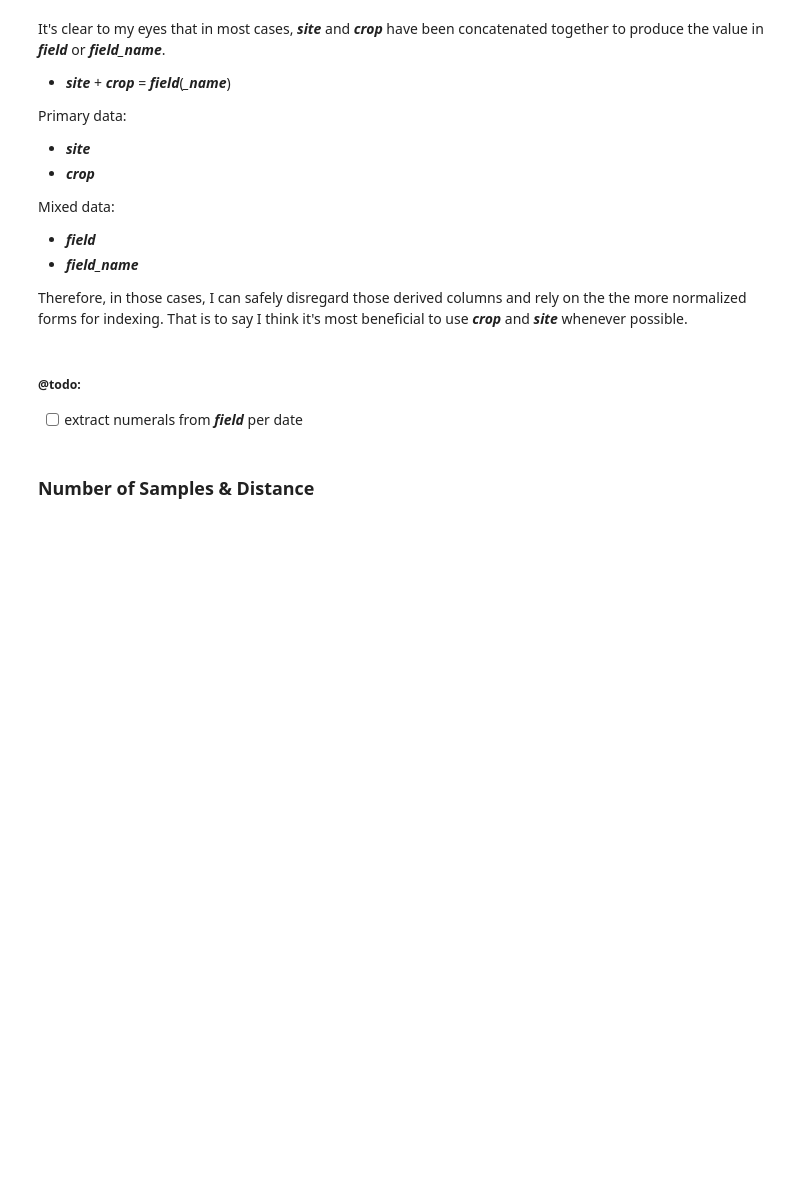
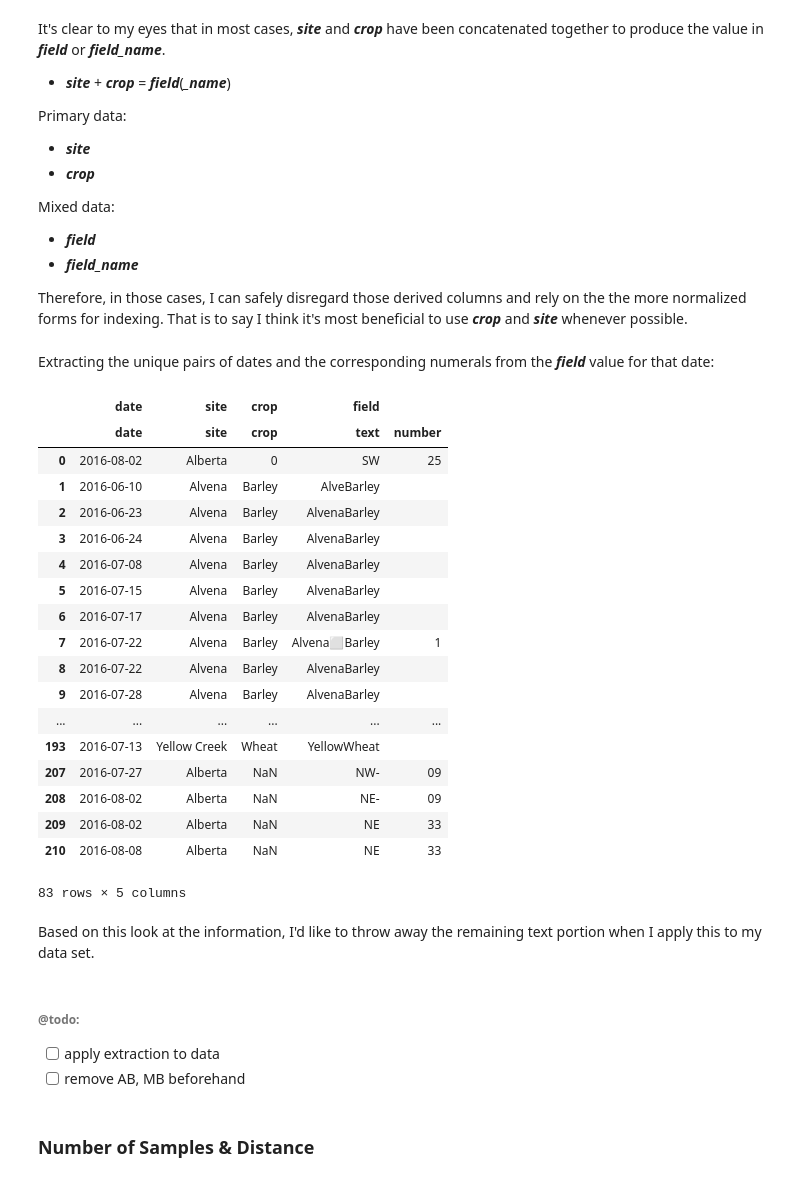
Before and after one commit to devvyn/aafc-field-data, a Jupyter notebook: notebook/projects/2016-sweep-vs-tiller/2016-sweep-vs-tiller.ipynb, the cells around one changed output. Saved outputs shown, nothing was run; the diff lists cells and outputs as text; code cells hidden in the pictures; blank space fills up the shorter version.

```diff
--- a/notebook/projects/2016-sweep-vs-tiller/2016-sweep-vs-tiller.ipynb
+++ b/notebook/projects/2016-sweep-vs-tiller/2016-sweep-vs-tiller.ipynb
@@ -1524,10 +1529,74 @@ Mixed data:
 - ***field_name***
 
 Therefore, in those cases, I can safely disregard those derived columns and rely on the the more normalized forms for indexing. That is to say I think it's most beneficial to use ***crop*** and ***site*** whenever possible.
-# %% [markdown]
-##### @todo:
-
-- [ ] extract numerals from ***field*** per date
+# %% [markdown]
+Extracting the unique pairs of dates and the corresponding numerals from the ***field*** value for that date:
+# %%
+pandas.options.display.max_rows = 40
+
+(
+    Out[63]
+    .reset_index()
+    .apply(
+        dict(
+            tuple(
+                dict.fromkeys(
+                    (
+                        'date',
+                        'site',
+                        'crop',
+                    ),
+                    lambda x: x,
+                ).items()
+            ) + tuple(
+                {
+                    'field': lambda x: x.str.extract(
+                        pat=r'(?P<text>\D*)(?P<number>\d*)',
+                    ),
+                }.items(),
+            ),
+        )
+    )
+    .drop_duplicates(
+        subset=[
+            ('field', 'number'),
+            ('date', 'date'),
+        ],
+    )
+    .dropna(
+        subset=[
+            ('field', 'number'),
+            ('date', 'date'),
+        ],
+    )
+)
+# %% [output]
+|  | date | site | crop | field |  |
+|  | date | site | crop | text | number |
+| 0 | 2016-08-02 | Alberta | 0 | SW | 25 |
+| 1 | 2016-06-10 | Alvena | Barley | AlveBarley |  |
+| 2 | 2016-06-23 | Alvena | Barley | AlvenaBarley |  |
+| 3 | 2016-06-24 | Alvena | Barley | AlvenaBarley |  |
+| 4 | 2016-07-08 | Alvena | Barley | AlvenaBarley |  |
+| 5 | 2016-07-15 | Alvena | Barley | AlvenaBarley |  |
+| 6 | 2016-07-17 | Alvena | Barley | AlvenaBarley |  |
+| 7 | 2016-07-22 | Alvena | Barley | Alvena⬜️Barley | 1 |
+| 8 | 2016-07-22 | Alvena | Barley | AlvenaBarley |  |
+| 9 | 2016-07-28 | Alvena | Barley | AlvenaBarley |  |
+| ... | ... | ... | ... | ... | ... |
+| 193 | 2016-07-13 | Yellow Creek | Wheat | YellowWheat |  |
+| 207 | 2016-07-27 | Alberta | NaN | NW- | 09 |
+| 208 | 2016-08-02 | Alberta | NaN | NE- | 09 |
+| 209 | 2016-08-02 | Alberta | NaN | NE | 33 |
+| 210 | 2016-08-08 | Alberta | NaN | NE | 33 |
+83 rows × 5 columns
+# %% [markdown]
+Based on this look at the information, I'd like to throw away the remaining text portion when I apply this to my data set.
+# %% [markdown]
+###### @todo:
+
+- [ ] apply extraction to data
+- [ ] remove AB, MB beforehand
 # %% [markdown]
 ### Number of Samples & Distance
 # %% [markdown]
```
Also changed, not shown: parts of 3 cells of this notebook.
